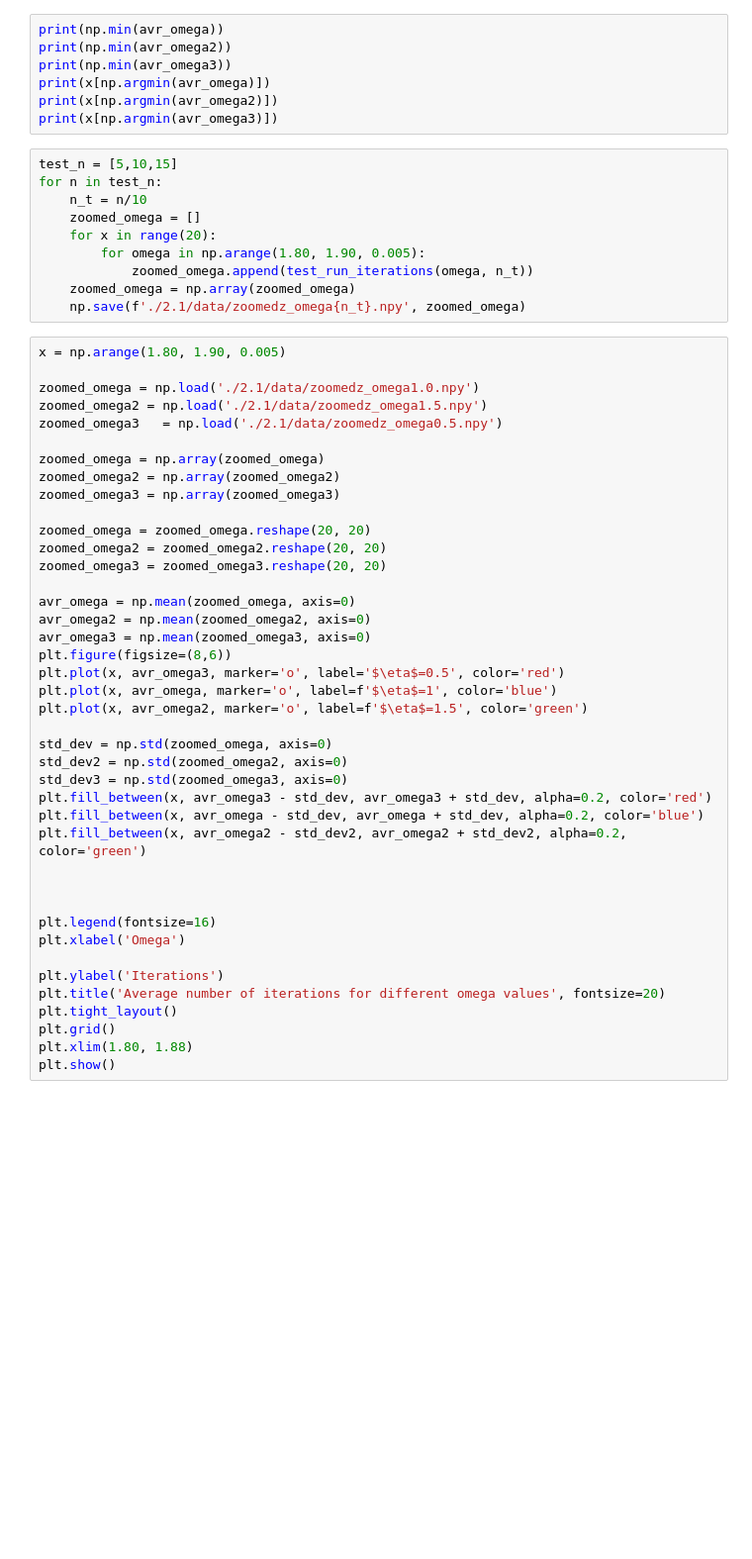
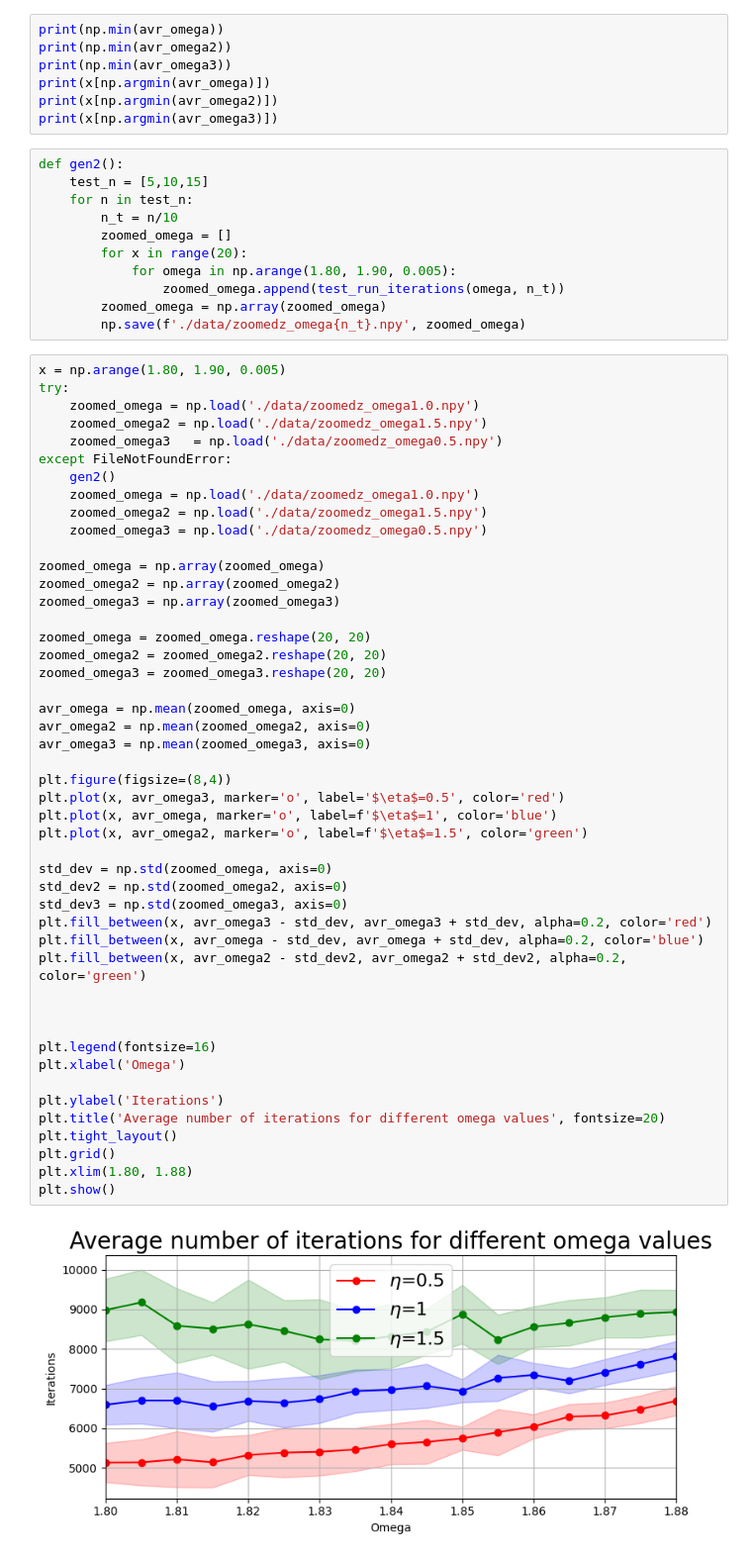
Before and after one commit to RSlanjouw/Scientific-Computing, a Jupyter notebook: Assignment2/21/21.ipynb, the cells around one changed output. Shown: that part at 99% size. Saved outputs shown, nothing was run; the diff lists cells and outputs as text; blank space fills up the shorter version.

```diff
--- a/Assignment2/21/21.ipynb
+++ b/Assignment2/21/21.ipynb
@@ -61,21 +67,27 @@ print(x[np.argmin(avr_omega)])
 print(x[np.argmin(avr_omega2)])
 print(x[np.argmin(avr_omega3)])
 # %%
-test_n = [5,10,15]
-for n in test_n:
-    n_t = n/10
-    zoomed_omega = []
-    for x in range(20):
-        for omega in np.arange(1.80, 1.90, 0.005):
-            zoomed_omega.append(test_run_iterations(omega, n_t))
-    zoomed_omega = np.array(zoomed_omega)
-    np.save(f'./2.1/data/zoomedz_omega{n_t}.npy', zoomed_omega)
+def gen2():
+    test_n = [5,10,15]
+    for n in test_n:
+        n_t = n/10
+        zoomed_omega = []
+        for x in range(20):
+            for omega in np.arange(1.80, 1.90, 0.005):
+                zoomed_omega.append(test_run_iterations(omega, n_t))
+        zoomed_omega = np.array(zoomed_omega)
+        np.save(f'./data/zoomedz_omega{n_t}.npy', zoomed_omega)
 # %%
 x = np.arange(1.80, 1.90, 0.005)
-
-zoomed_omega = np.load('./2.1/data/zoomedz_omega1.0.npy')
-zoomed_omega2 = np.load('./2.1/data/zoomedz_omega1.5.npy')
-zoomed_omega3   = np.load('./2.1/data/zoomedz_omega0.5.npy')
+try:
+    zoomed_omega = np.load('./data/zoomedz_omega1.0.npy')
+    zoomed_omega2 = np.load('./data/zoomedz_omega1.5.npy')
+    zoomed_omega3   = np.load('./data/zoomedz_omega0.5.npy')
+except FileNotFoundError:
+    gen2()
+    zoomed_omega = np.load('./data/zoomedz_omega1.0.npy')
+    zoomed_omega2 = np.load('./data/zoomedz_omega1.5.npy')
+    zoomed_omega3 = np.load('./data/zoomedz_omega0.5.npy')
 
 zoomed_omega = np.array(zoomed_omega)
 zoomed_omega2 = np.array(zoomed_omega2)
@@ -83,34 +95,37 @@ zoomed_omega3 = np.array(zoomed_omega3)
 
 zoomed_omega = zoomed_omega.reshape(20, 20)
 zoomed_omega2 = zoomed_omega2.reshape(20, 20)
 zoomed_omega3 = zoomed_omega3.reshape(20, 20)
 
 avr_omega = np.mean(zoomed_omega, axis=0)
 avr_omega2 = np.mean(zoomed_omega2, axis=0)
 avr_omega3 = np.mean(zoomed_omega3, axis=0)
-plt.figure(figsize=(8,6))
+
+plt.figure(figsize=(8,4))
 plt.plot(x, avr_omega3, marker='o', label='$\eta$=0.5', color='red')
 plt.plot(x, avr_omega, marker='o', label=f'$\eta$=1', color='blue')
 plt.plot(x, avr_omega2, marker='o', label=f'$\eta$=1.5', color='green')
 
 std_dev = np.std(zoomed_omega, axis=0)
 std_dev2 = np.std(zoomed_omega2, axis=0)
 std_dev3 = np.std(zoomed_omega3, axis=0)
 plt.fill_between(x, avr_omega3 - std_dev, avr_omega3 + std_dev, alpha=0.2, color='red')
 plt.fill_between(x, avr_omega - std_dev, avr_omega + std_dev, alpha=0.2, color='blue')
 plt.fill_between(x, avr_omega2 - std_dev2, avr_omega2 + std_dev2, alpha=0.2, color='green')
 
 
 
 plt.legend(fontsize=16)
 plt.xlabel('Omega')
 
 plt.ylabel('Iterations')
 plt.title('Average number of iterations for different omega values', fontsize=20)
 plt.tight_layout()
 plt.grid()
 plt.xlim(1.80, 1.88)
 plt.show()
+# %% [output]
+[figure, added]
 # %%
 omega = 1.85
 
```
Also changed, not shown: parts of 4 cells of this notebook, 8 other files.
